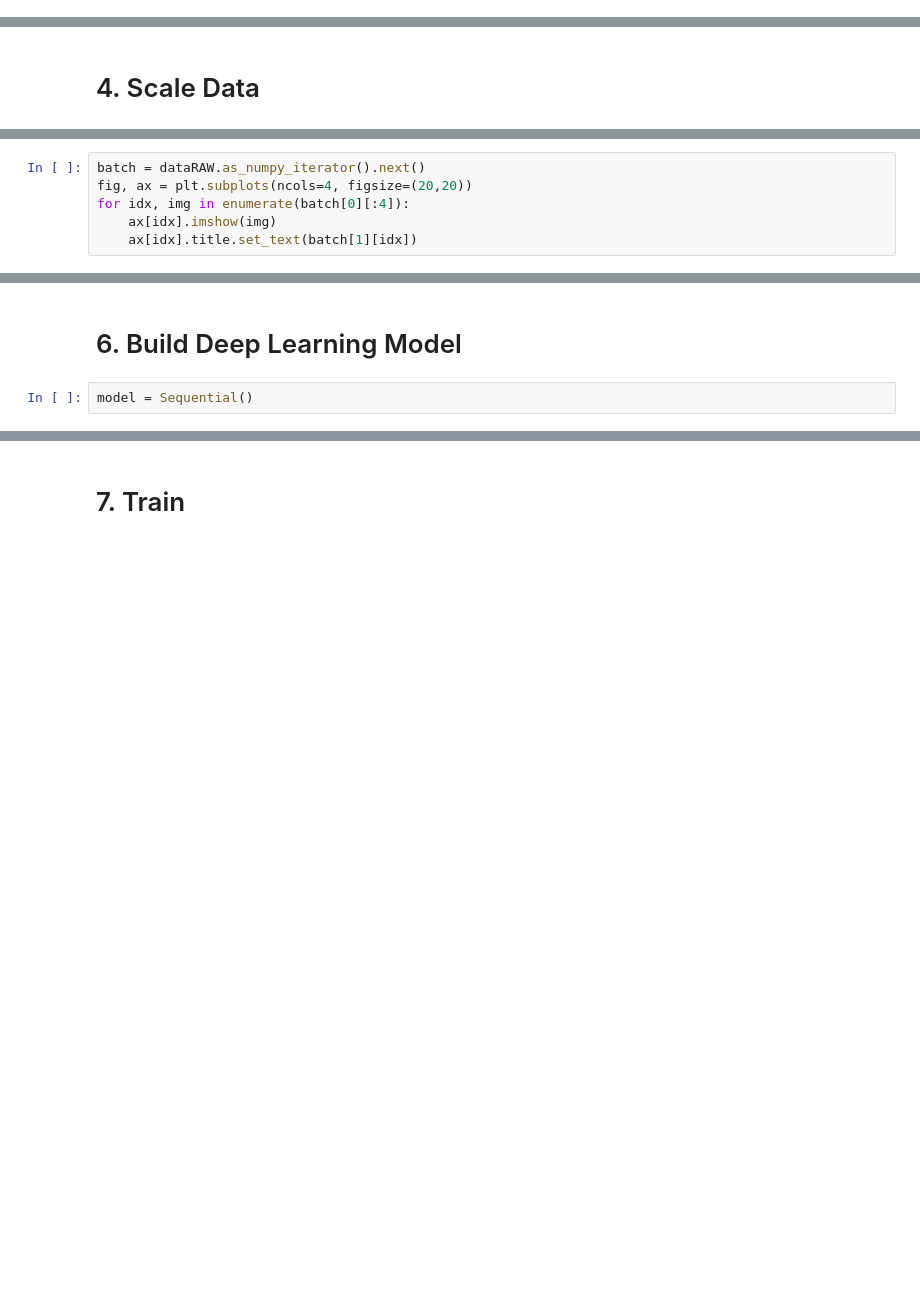
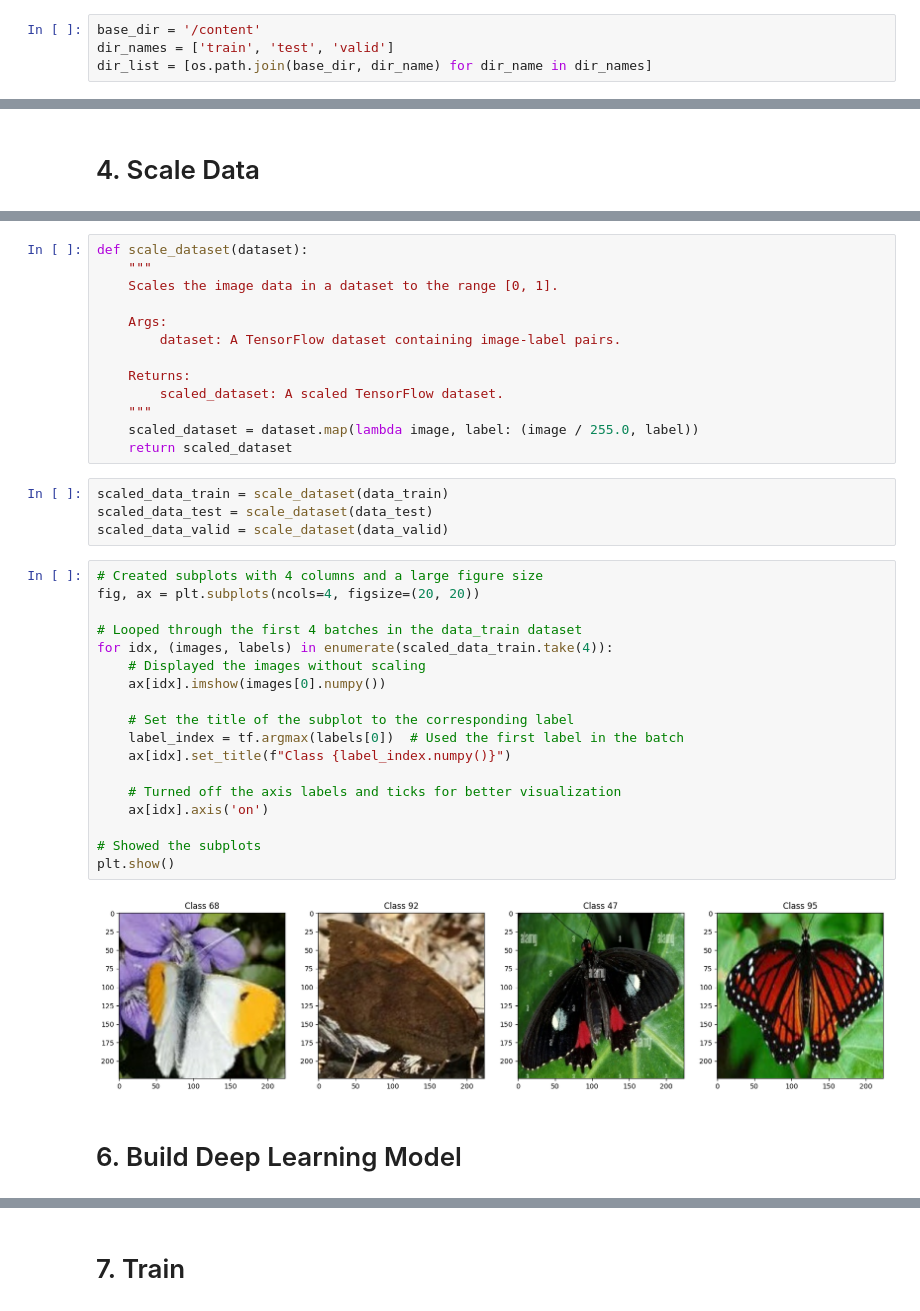
Before and after one commit to dynci22/Thesis, a Jupyter notebook: ThesisCode.ipynb, the cells around one changed output, grey strips where cells are left out. Saved outputs shown, nothing was run; the diff lists cells and outputs as text; blank space fills up the shorter version.

```diff
--- a/ThesisCode.ipynb
+++ b/ThesisCode.ipynb
@@ -91,3 +99,7 @@ dir_list =[dataRAW_dir, dataAT_dir, dataCE_dir]
+# %%
+base_dir = '/content'
+dir_names = ['train', 'test', 'valid']
+dir_list = [os.path.join(base_dir, dir_name) for dir_name in dir_names]
 # %%
 image_exts = ['jpeg','jpg', 'bmp', 'png']
 # %%
@@ -147,6 +230,0 @@ dataFULL = dataRAW.concatenate(dataAT).concatenate(dataCE)
-# %%
-batch = dataRAW.as_numpy_iterator().next()
-fig, ax = plt.subplots(ncols=4, figsize=(20,20))
-for idx, img in enumerate(batch[0][:4]):
-    ax[idx].imshow(img)
-    ax[idx].title.set_text(batch[1][idx])
@@ -173,5 +274,40 @@ trainFULL, valFULL, testFULL = split_data(dataFULL)
+# %%
+def scale_dataset(dataset):
+    """
+    Scales the image data in a dataset to the range [0, 1].
+
+    Args:
+        dataset: A TensorFlow dataset containing image-label pairs.
+
+    Returns:
+        scaled_dataset: A scaled TensorFlow dataset.
+    """
+    scaled_dataset = dataset.map(lambda image, label: (image / 255.0, label))
+    return scaled_dataset
+# %%
+scaled_data_train = scale_dataset(data_train)
+scaled_data_test = scale_dataset(data_test)
+scaled_data_valid = scale_dataset(data_valid)
+# %%
+# Created subplots with 4 columns and a large figure size
+fig, ax = plt.subplots(ncols=4, figsize=(20, 20))
+
+# Looped through the first 4 batches in the data_train dataset
+for idx, (images, labels) in enumerate(scaled_data_train.take(4)):
+    # Displayed the images without scaling
+    ax[idx].imshow(images[0].numpy())
+
+    # Set the title of the subplot to the corresponding label
+    label_index = tf.argmax(labels[0])  # Used the first label in the batch
+    ax[idx].set_title(f"Class {label_index.numpy()}")
+
+    # Turned off the axis labels and ticks for better visualization
+    ax[idx].axis('on')
+
+# Showed the subplots
+plt.show()
+# %% [output]
+[figure, added]
 # %% [markdown]
 # 6. Build Deep Learning Model
-# %%
-model = Sequential()
 # %%
```
Also changed, not shown: parts of 48 cells of this notebook.
